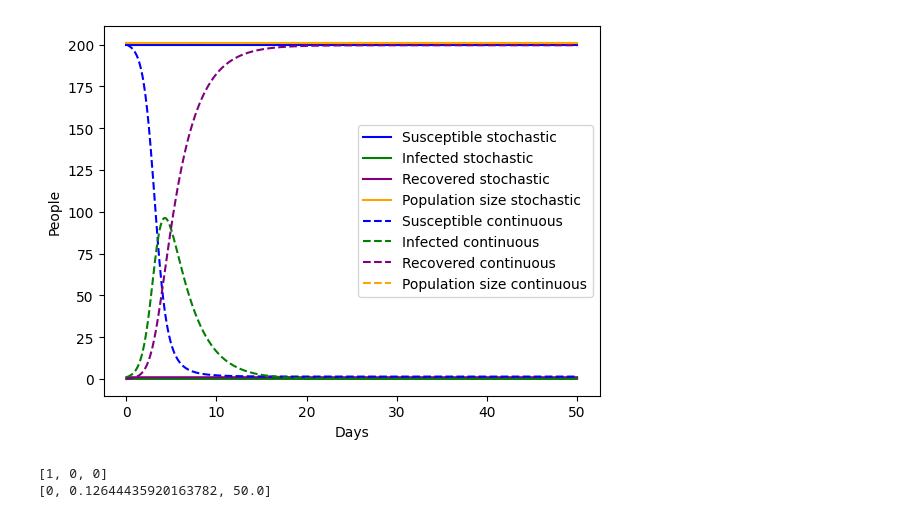
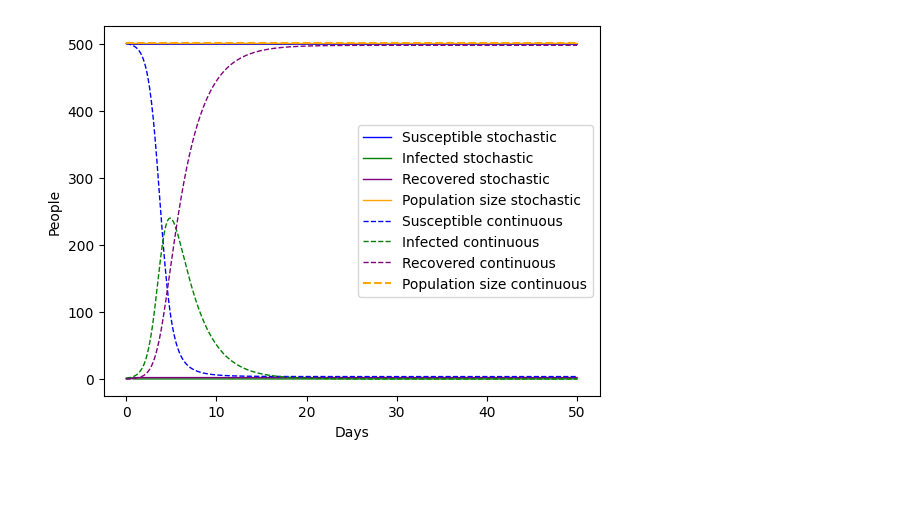
Before and after one commit to JTimmr/CS_Assignment_2, a Jupyter notebook: main.ipynb, the cells around one changed output. Saved outputs shown, nothing was run; the diff lists cells and outputs as text; code cells hidden in the pictures; blank space fills up the shorter version.

```diff
--- a/main.ipynb
+++ b/main.ipynb
@@ -201,47 +207,41 @@ class ContinuousSIR:
         """
 
         if S:
-            ax.plot(self.t, self.population_size * self.sir[:,0], '--', label=f"{S_label} continuous", color='blue')
+            ax.plot(self.t, self.population_size * self.sir[:,0], '--', label=f"{S_label} continuous", color='blue', linewidth='1')
         if I:
-            ax.plot(self.t, self.population_size * self.sir[:,1], '--', label=f"{I_label} continuous", color='green')
+            ax.plot(self.t, self.population_size * self.sir[:,1], '--', label=f"{I_label} continuous", color='green', linewidth='1')
         if R:
-            ax.plot(self.t, self.population_size * self.sir[:,2], '--', label=f"{R_label} continuous", color='purple')
+            ax.plot(self.t, self.population_size * self.sir[:,2], '--', label=f"{R_label} continuous", color='purple', linewidth='1')
         if N:
             ax.plot(self.t, self.sir[:,3], '--', label='Population size continuous', color='orange')
 # %%
 # Initial values SIR model
-initial_SIR = [200, 1, 0]
+initial_SIR = [500, 1, 0]
 beta = 2
 gamma = 0.4
 tmax = 50
 
 # Run stochastic SIR simulation
 infection = StochasticSIR(initial_SIR, beta, gamma, tmax)
 infection.run()
 
 # Make ax and generate plot
 fig, ax = plt.subplots(1)
 infection.plot(ax, label=True)
 
 # Set tmax to highest t in stochastic model
 tmax = infection.t[-1]
 dt = 0.1
 
 # Run continuous SIR simulation
 continuous_infection = ContinuousSIR(initial_SIR, tmax, dt, beta, gamma)
 continuous_infection.run()
 continuous_infection.plot(ax)
 
 # Compare outcomes of different approaches
 plt.legend()
 plt.xlabel('Days')
 plt.ylabel('People')
 plt.show()
 # %% [output]
-[figure, old version]
+[figure, new version]
-# %%
-print(infection.SIR['I'])
-print(infection.t)
-# %% [output]
-[1, 0, 0]
-[0, 0.12644435920163782, 50.0]
```
Also changed, not shown: parts of 4 cells of this notebook.
